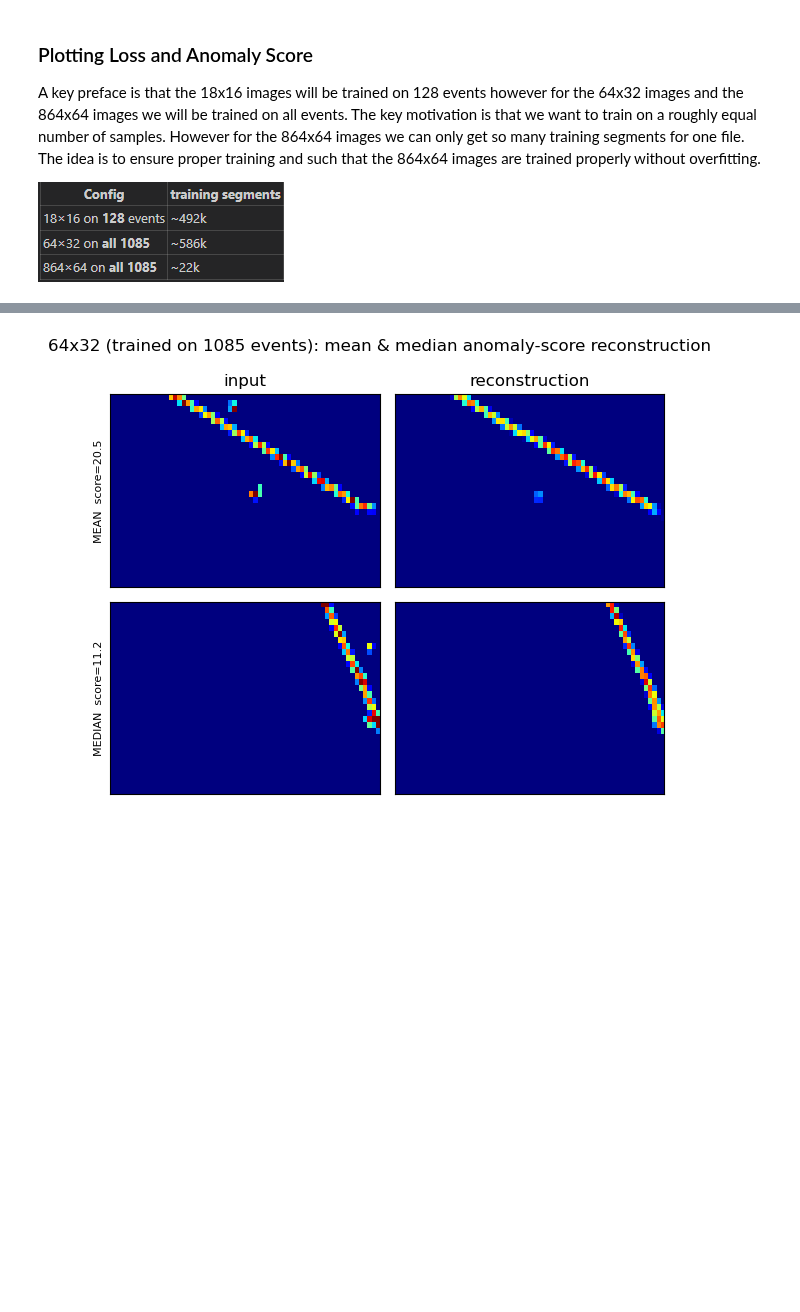
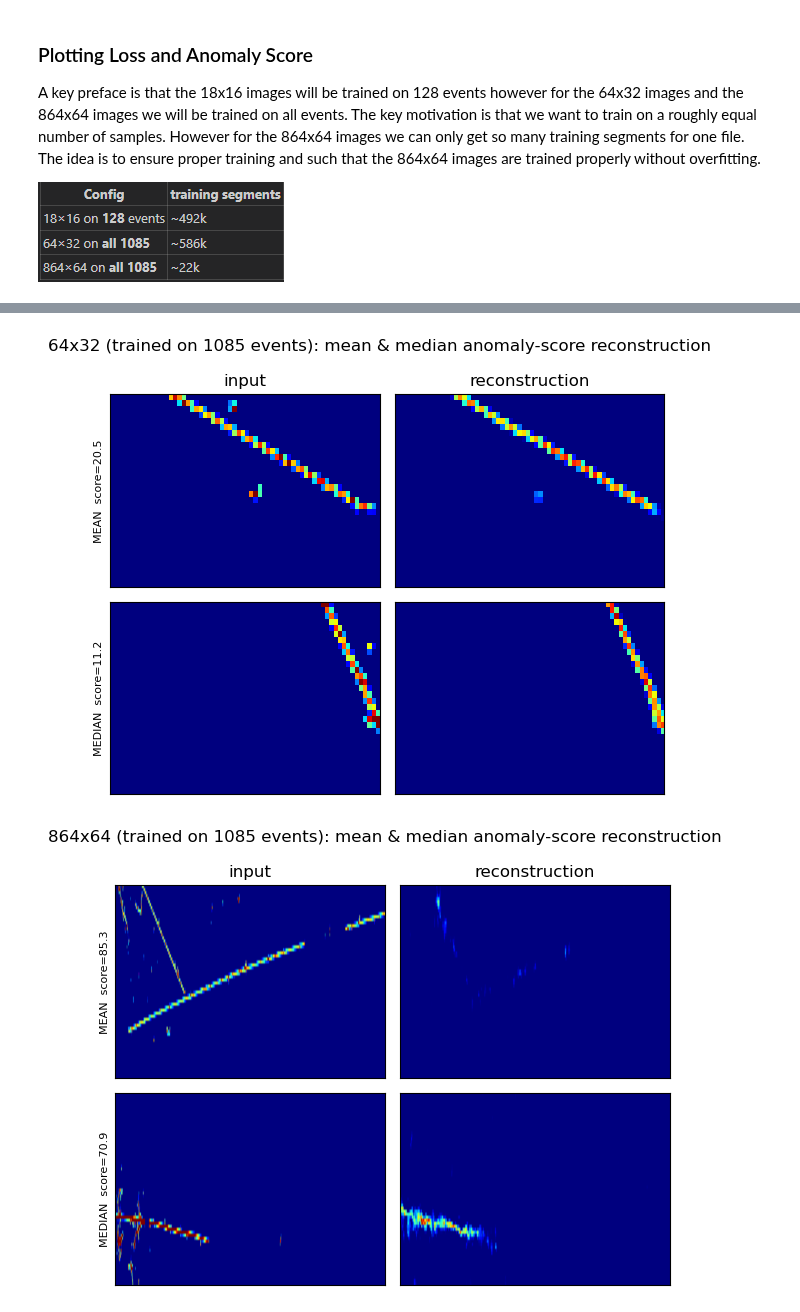
Before and after one commit to AidanShim/SCARAB, a Jupyter notebook: tutorial/MBOONE/microboone_open_data.ipynb, the cells around one changed output, grey strips where cells are left out. Cells and saved outputs as stored; diff of their text form; code cells hidden in the pictures; blank space fills up the shorter version.

```diff
--- a/tutorial/MBOONE/microboone_open_data.ipynb
+++ b/tutorial/MBOONE/microboone_open_data.ipynb
@@ -300,35 +314,36 @@ for label in ["18x16", "64x32"]:
 # %%
-# PHASE 2 (cont.) - MEAN and MEDIAN anomaly-score segments: input vs reconstruction.
+# PHASE 2 (cont.) - MEAN and MEDIAN anomaly-score segments: input vs reconstruction (all three cuts).
 # Representatives are taken among segments with a real track (frac >= 0.02), matching the
 # high/low cell -- otherwise the median would just be an empty tile (the raw median score
 # is 0, since most segments are empty). Reuses eval_data from the anomaly-score cell above.
 import numpy as np
 import matplotlib.pyplot as plt
 
-for label in ["18x16", "64x32"]:
+for label in ["18x16", "64x32", "864x64"]:
     d = eval_data[label]
     model, X, scores = d["model"], d["X"], d["scores"]
 
     frac = (X > 0).reshape(len(X), -1).mean(axis=1)       # fraction of lit pixels per segment
     pool = np.where(frac >= 0.02)[0]                       # segments with a real track
     s = scores[pool]
     picks = [pool[np.argmin(np.abs(s - s.mean()))],       # closest to the MEAN score
              pool[np.argmin(np.abs(s - np.median(s)))]]   # closest to the MEDIAN score
     tags = ["MEAN", "MEDIAN"]
-    recon = model.predict(X[picks], verbose=0)
+    recon = model.predict(X[picks], verbose=0, batch_size=d["pbatch"])
 
     fig, axes = plt.subplots(len(picks), 2, figsize=(6, 2.4 * len(picks)))
     for r, (k, tag) in enumerate(zip(picks, tags)):
         vmax = max(1.0, float(X[k].max()))
         axes[r, 0].imshow(X[k, :, :, 0].T, origin="lower", cmap="jet", vmin=0, vmax=vmax, aspect="auto")
         axes[r, 0].set_ylabel("%s  score=%.3g" % (tag, scores[k]), fontsize=8)
         axes[r, 1].imshow(recon[r, :, :, 0].T, origin="lower", cmap="jet", vmin=0, vmax=vmax, aspect="auto")
         for c in (0, 1):
             axes[r, c].set_xticks([]); axes[r, c].set_yticks([])
     axes[0, 0].set_title("input"); axes[0, 1].set_title("reconstruction")
     fig.suptitle("%s (trained on %d events): mean & median anomaly-score reconstruction"
                  % (label, d["nev"]))
     plt.tight_layout(); plt.show()
 # %% [output]
 [figure]
 [figure]
+[figure, added]
```
Also changed, not shown: parts of 9 cells of this notebook, 6 other files.
